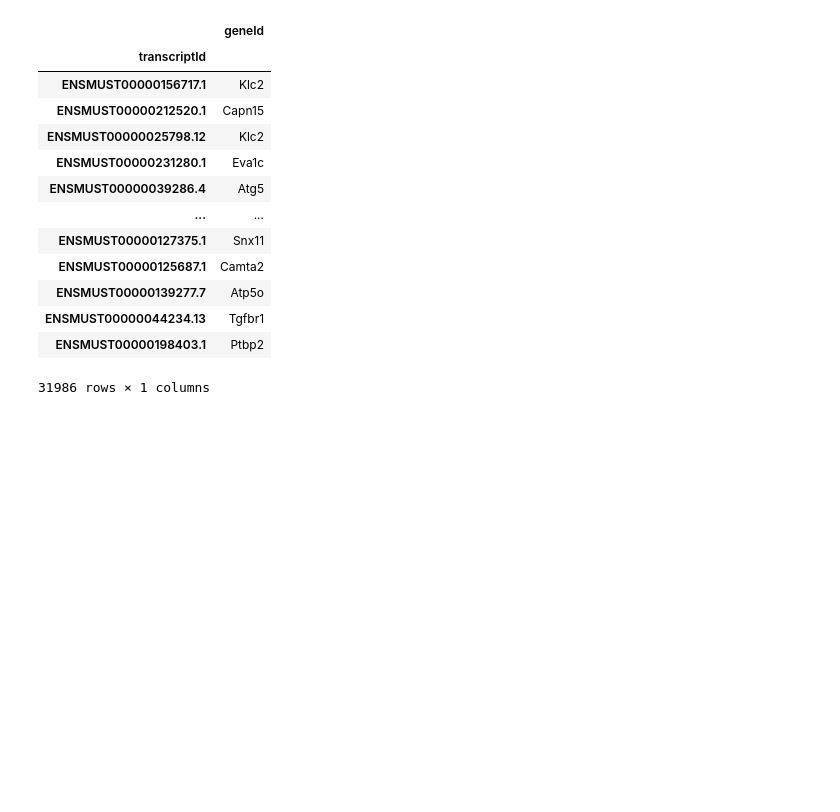
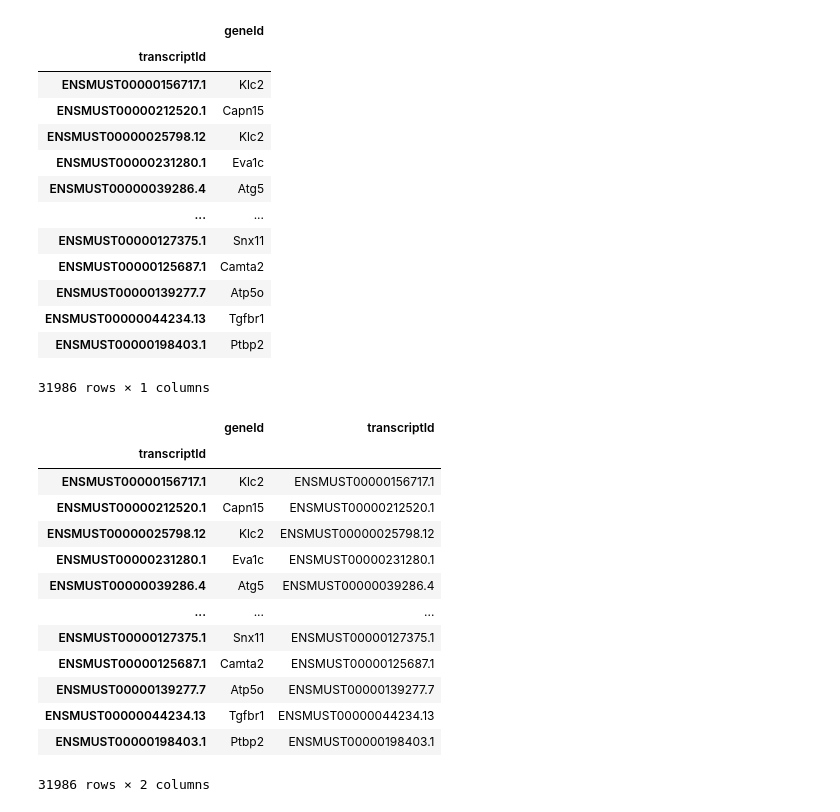
Before and after one commit to cobioda/allos, a Jupyter notebook: nbs/005_switch_search.ipynb, the cells around one changed output. Drawn from its saved outputs; the diff is of its cells as text; code cells hidden in the pictures; blank space fills up the shorter version.

```diff
--- a/nbs/005_switch_search.ipynb
+++ b/nbs/005_switch_search.ipynb
@@ -1205,6 +1197,23 @@ combined_mouse_data.var
 31986 rows × 1 columns
 # %%
 Isoform_anndata = SwitchSearch(combined_mouse_data)
+# %%
+Isoform_anndata.var
+# %% [output]
+|  | geneId | transcriptId |
+| transcriptId |  |  |
+| ENSMUST00000156717.1 | Klc2 | ENSMUST00000156717.1 |
+| ENSMUST00000212520.1 | Capn15 | ENSMUST00000212520.1 |
+| ENSMUST00000025798.12 | Klc2 | ENSMUST00000025798.12 |
+| ENSMUST00000231280.1 | Eva1c | ENSMUST00000231280.1 |
+| ENSMUST00000039286.4 | Atg5 | ENSMUST00000039286.4 |
+| ... | ... | ... |
+| ENSMUST00000127375.1 | Snx11 | ENSMUST00000127375.1 |
+| ENSMUST00000125687.1 | Camta2 | ENSMUST00000125687.1 |
+| ENSMUST00000139277.7 | Atp5o | ENSMUST00000139277.7 |
+| ENSMUST00000044234.13 | Tgfbr1 | ENSMUST00000044234.13 |
+| ENSMUST00000198403.1 | Ptbp2 | ENSMUST00000198403.1 |
+31986 rows × 2 columns
 # %%
 #| hide
 from nbdev.showdoc import *
```
Also changed, not shown: parts of 1 cell of this notebook, 1 other file.
